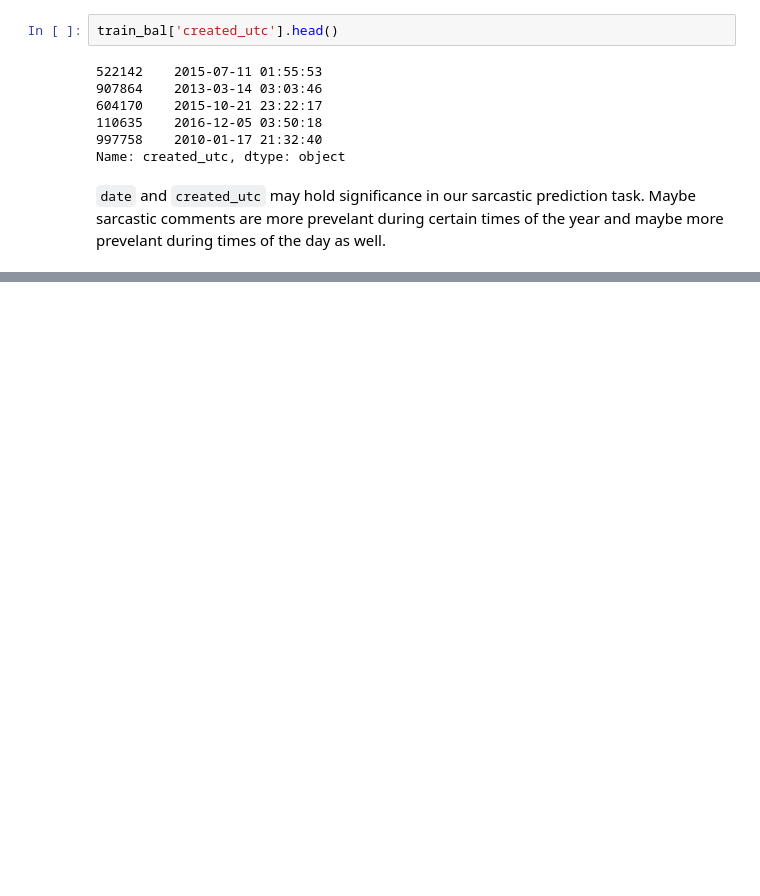
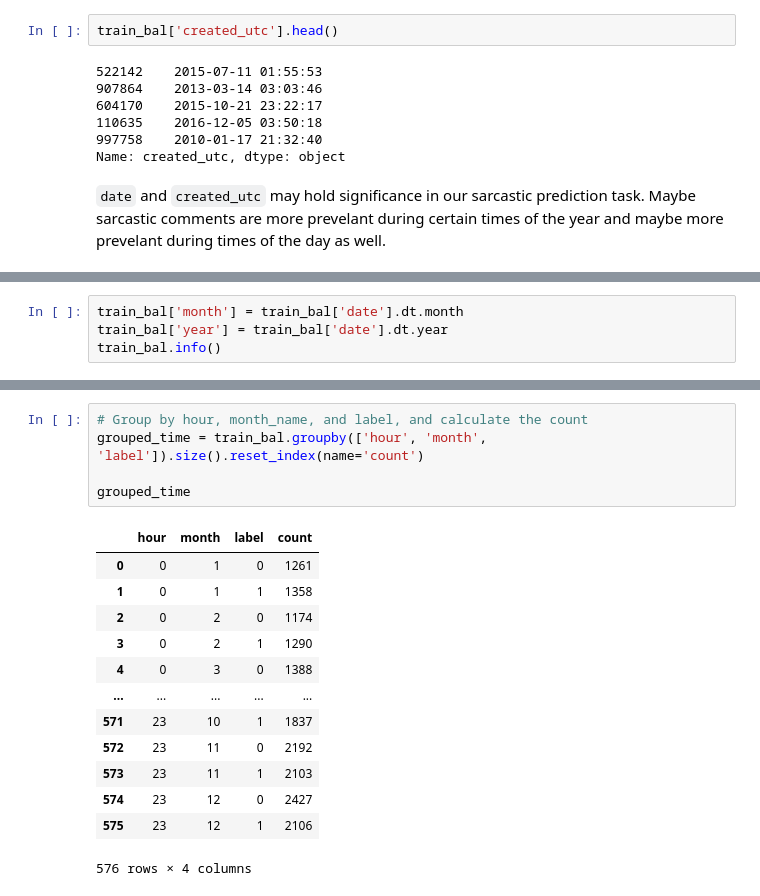
Before and after one commit to brianellis1997/Sarcasm_Detection, a Jupyter notebook: DS_440_Traditional_Models.ipynb, the cells around one changed output, grey strips where cells are left out. Drawn from its saved outputs; the diff is of its cells as text; blank space fills up the shorter version.

```diff
--- a/DS_440_Traditional_Models.ipynb
+++ b/DS_440_Traditional_Models.ipynb
@@ -642,0 +790,4 @@ Name: created_utc, dtype: object
+# %%
+train_bal['month'] = train_bal['date'].dt.month
+train_bal['year'] = train_bal['date'].dt.year
+train_bal.info()
@@ -642,0 +812,19 @@ Name: created_utc, dtype: object
+# %%
+# Group by hour, month_name, and label, and calculate the count
+grouped_time = train_bal.groupby(['hour', 'month', 'label']).size().reset_index(name='count')
+
+grouped_time
+# %% [output]
+|  | hour | month | label | count |
+| 0 | 0 | 1 | 0 | 1261 |
+| 1 | 0 | 1 | 1 | 1358 |
+| 2 | 0 | 2 | 0 | 1174 |
+| 3 | 0 | 2 | 1 | 1290 |
+| 4 | 0 | 3 | 0 | 1388 |
+| ... | ... | ... | ... | ... |
+| 571 | 23 | 10 | 1 | 1837 |
+| 572 | 23 | 11 | 0 | 2192 |
+| 573 | 23 | 11 | 1 | 2103 |
+| 574 | 23 | 12 | 0 | 2427 |
+| 575 | 23 | 12 | 1 | 2106 |
+576 rows × 4 columns
```
Also changed, not shown: parts of 21 cells of this notebook.
